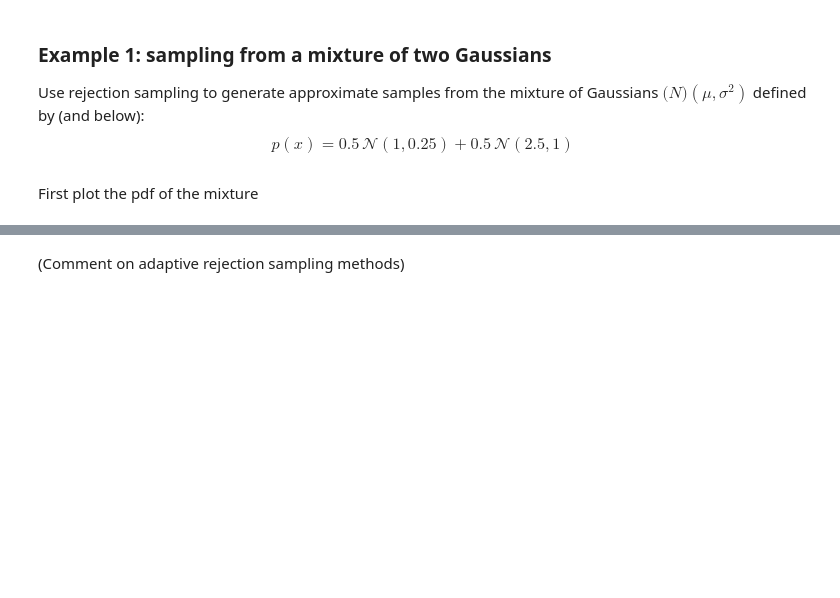
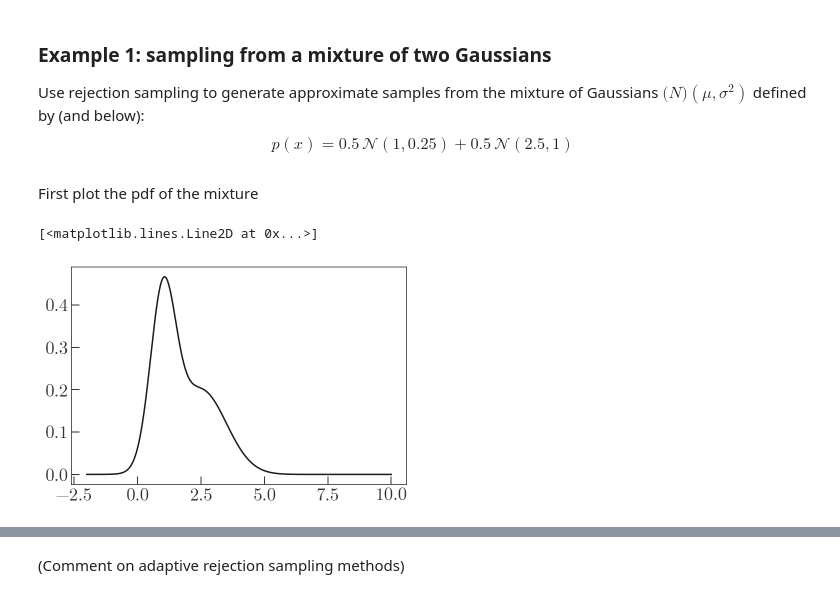
Before and after one commit to adrn/AST542, a Jupyter notebook: notebooks/Sampling from probability distributions.ipynb, the cells around one changed output, grey strips where cells are left out. Cells and saved outputs as stored; diff of their text form; code cells hidden in the pictures; blank space fills up the shorter version.

```diff
--- a/notebooks/Sampling from probability distributions.ipynb
+++ b/notebooks/Sampling from probability distributions.ipynb
@@ -128,3 +128,9 @@ def gaussian_mixture(x):
     return 0.5*gaussian(x, 1., 0.25) + 0.5*gaussian(x, 2.5, 1)
 # %% [markdown]
 First plot the pdf of the mixture
+# %%
+x_grid = np.linspace(-2, 10, 1024)
+plt.plot(x_grid, gaussian_mixture(x_grid), marker='')
+# %% [output]
+[<matplotlib.lines.Line2D at 0x...>]
+[figure, added]
```
Also changed, not shown: parts of 9 cells of this notebook.
